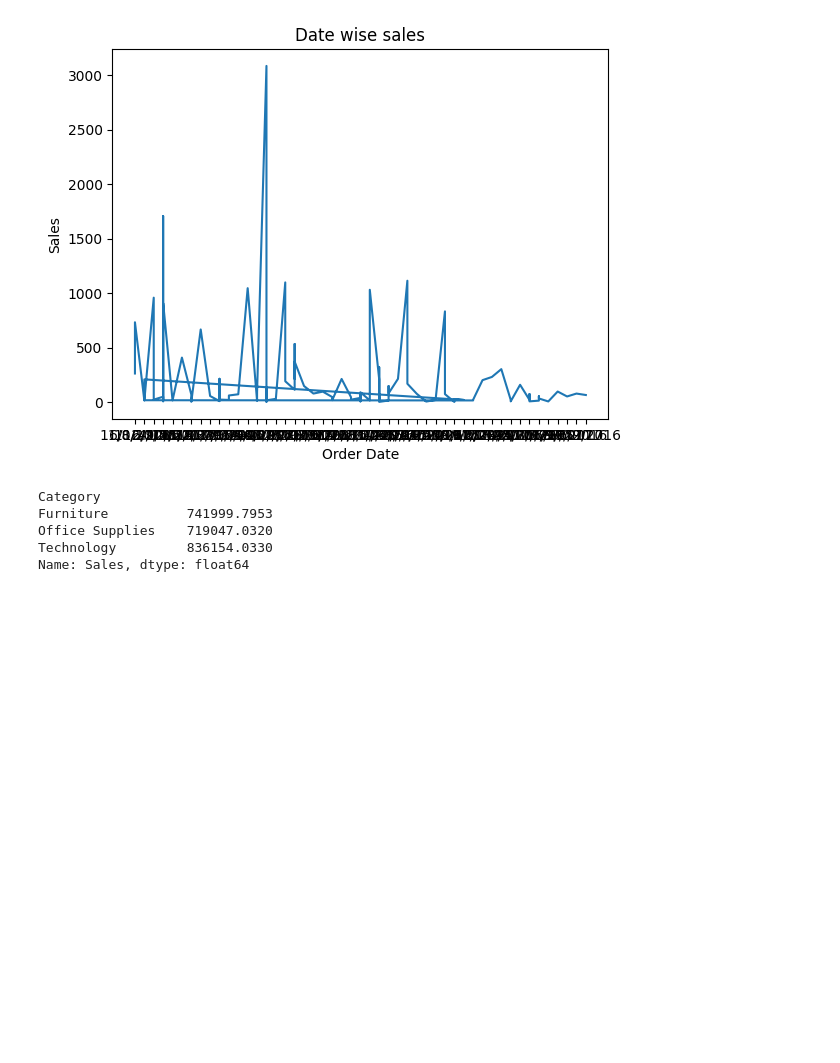
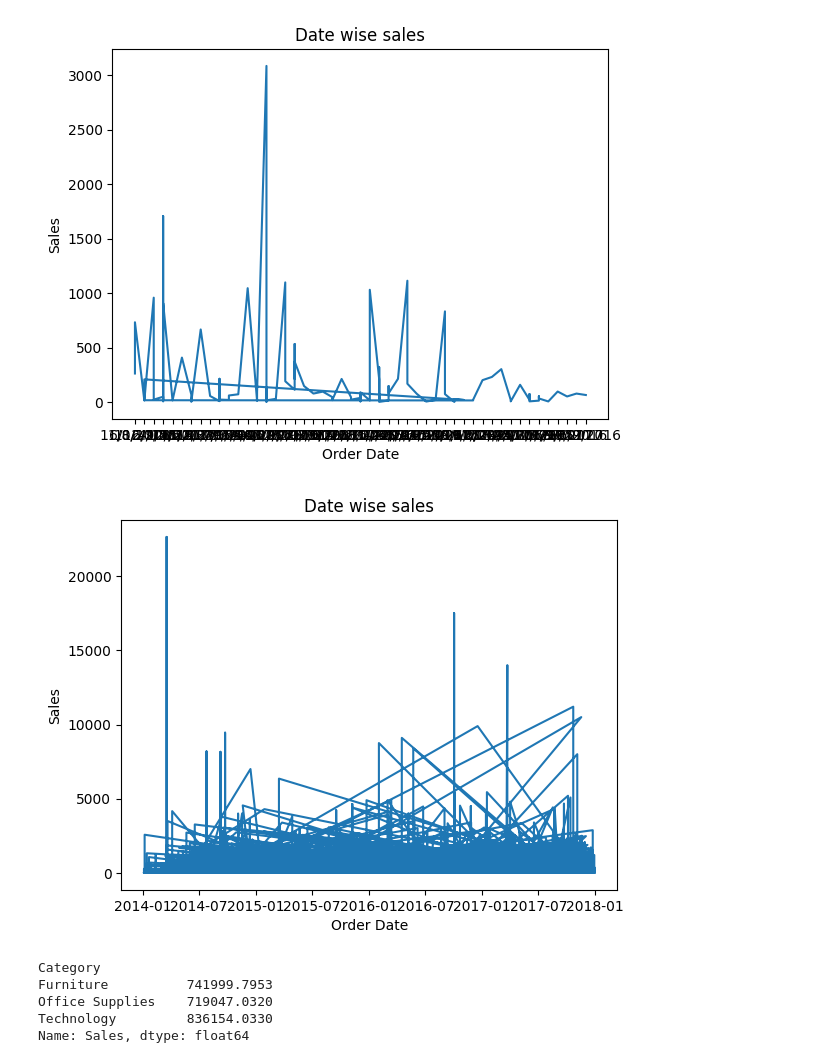
Before and after one commit to maazulhaq00/Python-Matplotlib-S2, a Jupyter notebook: learning-matplotlib.ipynb, the cells around one changed output. Drawn from its saved outputs; the diff is of its cells as text; code cells hidden in the pictures; blank space fills up the shorter version.

```diff
--- a/learning-matplotlib.ipynb
+++ b/learning-matplotlib.ipynb
@@ -40,6 +40,15 @@ plt.ylabel("Sales")
 plt.show()
 # %% [output]
 [figure]
+# %%
+#              X               Y
+plt.plot(df['Order Date'], df['Sales'])
+plt.title("Date wise sales")
+plt.xlabel("Order Date")
+plt.ylabel("Sales")
+plt.show()
+# %% [output]
+[figure, added]
 # %%
 category_sales = df.groupby('Category')['Sales'].sum()
 # %%
```
Also changed, not shown: parts of 12 cells of this notebook, 1 other file.
